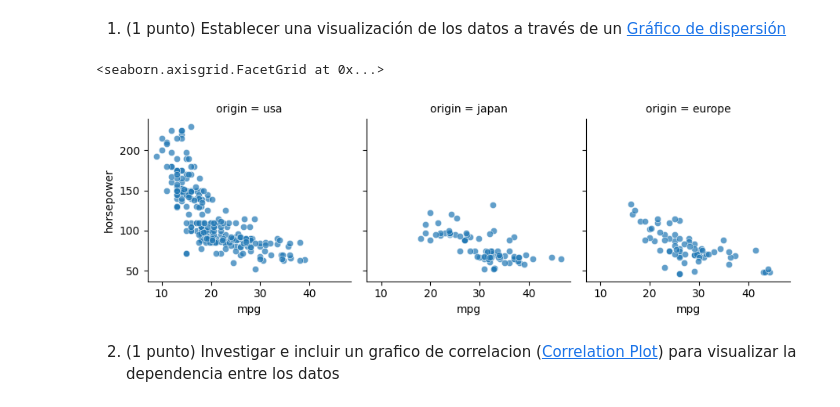
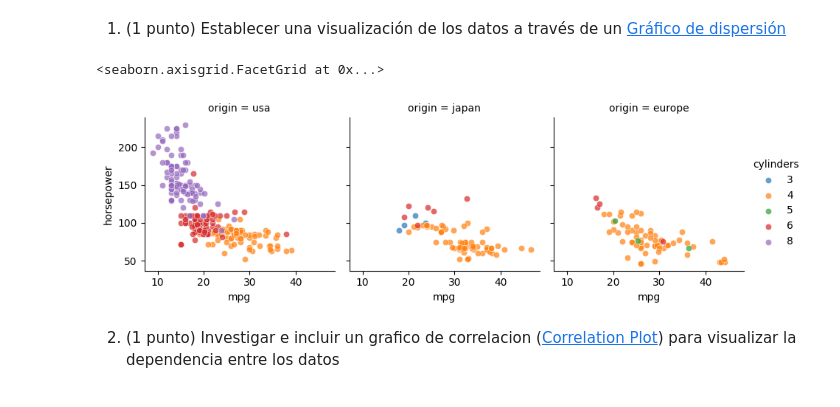
Before and after one commit to JoaqSM/ML_course-colab-files, a Jupyter notebook: S07-Linear-Models/Tarea_regresion_lineal.ipynb, the cells around one changed output. Drawn from its saved outputs; the diff is of its cells as text; code cells hidden in the pictures.

```diff
--- a/S07-Linear-Models/Tarea_regresion_lineal.ipynb
+++ b/S07-Linear-Models/Tarea_regresion_lineal.ipynb
@@ -29,12 +29,12 @@ auto_mpg.shape
 # %% [markdown]
 1) (1 punto) Establecer una visualización de los datos a través de un [Gráfico de dispersión](https://seaborn.pydata.org/tutorial/axis_grids.html)
 # %%
-g = sns.FacetGrid(auto_mpg, col="origin")
+g = sns.FacetGrid(auto_mpg, col="origin", hue="cylinders")
 g.map(sns.scatterplot, "mpg", "horsepower", alpha=.7)
 g.add_legend()
 # %% [output]
 <seaborn.axisgrid.FacetGrid at 0x...>
-[figure, old version]
+[figure, new version]
 # %% [markdown]
 2) (1 punto) Investigar e incluir un grafico de correlacion ([Correlation Plot](https://seaborn.pydata.org/examples/many_pairwise_correlations.html)) para visualizar la dependencia entre los datos
 # %%
```
Also changed, not shown: parts of 6 cells of this notebook.
